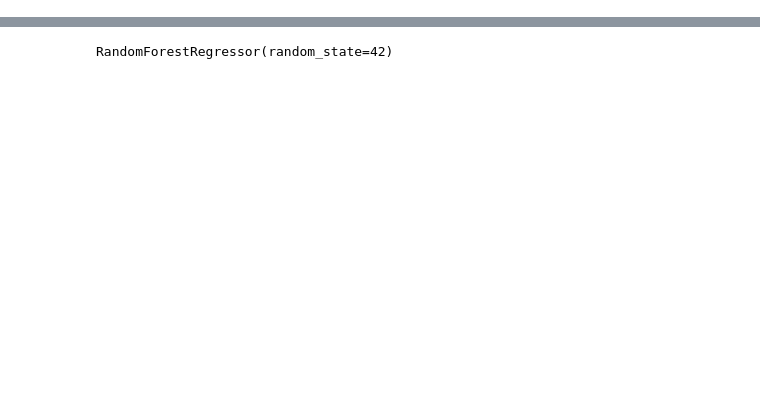
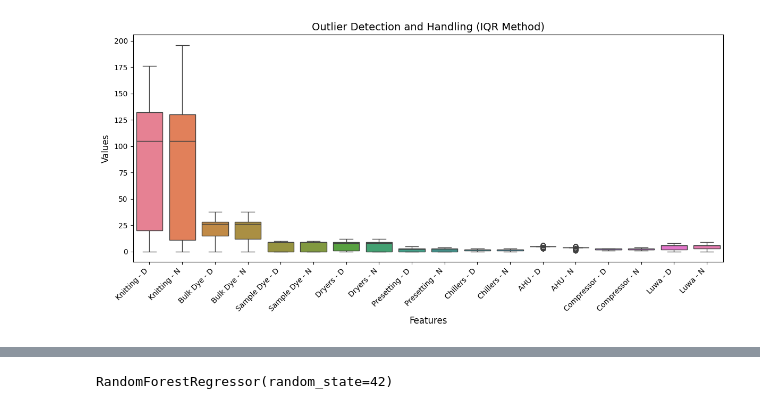
Before and after one commit to IT21254420/MFI-Consumptions, a Jupyter notebook: Consumptions/Steam.ipynb, the cells around one changed output, grey strips where cells are left out. Cells and saved outputs as stored; diff of their text form; code cells hidden in the pictures; blank space fills up the shorter version.

```diff
--- a/Consumptions/Steam.ipynb
+++ b/Consumptions/Steam.ipynb
@@ -38,0 +175,14 @@ data.head()
+# %%
+# Calculating IQR for each column
+Q1 = columns_ind.quantile(0.25)
+Q3 = columns_ind.quantile(0.75)
+IQR = Q3 - Q1
+
+# Identifying outliers
+outliers = ((columns_ind < (Q1 - 1.5 * IQR)) | (columns_ind > (Q3 + 1.5 * IQR)))
+
+# Count outliers for each column
+outlier_counts = outliers.sum(axis=0)
+
+print("Outlier counts in each column:")
+print(outlier_counts)
@@ -38,0 +210,8 @@ data.head()
+# %%
+# Replacing outliers with NaN (or any other strategy like median)
+data_no_outliers = columns_ind.mask(outliers)
+
+# Optionally, you can replace NaN values with the column median
+data_no_outliers = data_no_outliers.fillna(columns_ind.median())
+
+data_no_outliers
@@ -38,0 +232,13 @@ data.head()
+# %%
+# Plotting Boxplot after handling outliers
+
+plt.figure(figsize=(12, 6))
+sns.boxplot(data=data_no_outliers)
+plt.title("Outlier Detection and Handling (IQR Method)", fontsize=14)
+plt.xticks(rotation=45, ha='right')
+plt.xlabel("Features", fontsize=12)
+plt.ylabel("Values", fontsize=12)
+plt.tight_layout()
+plt.show()
+# %% [output]
+[figure, added]
```
Also changed, not shown: parts of 75 cells of this notebook, 7 other files.
